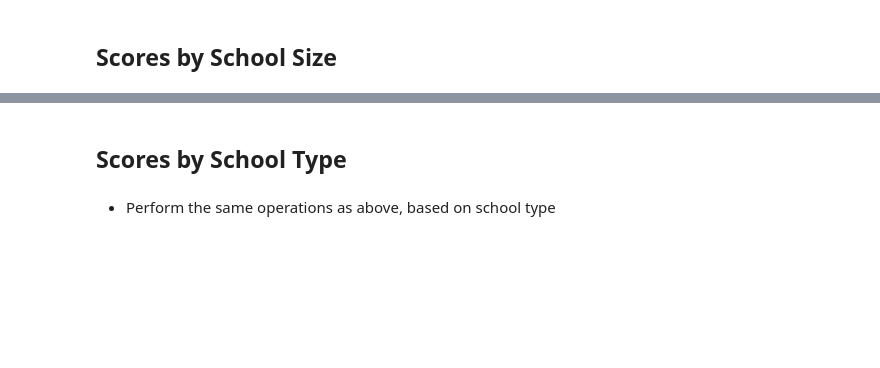
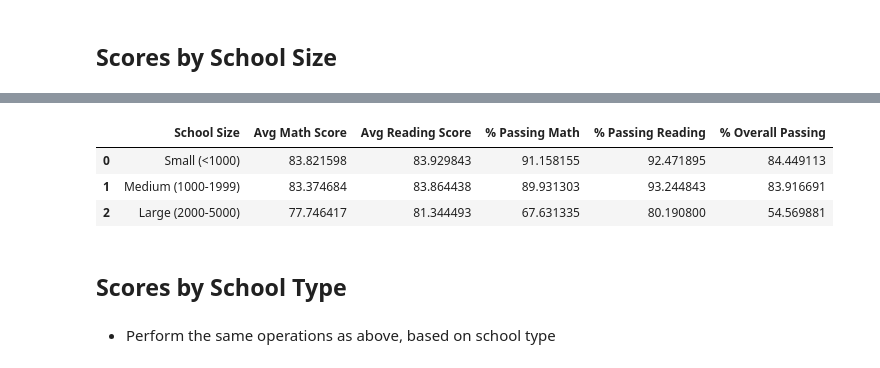
Before and after one commit to sweeneygood/pandas-challenge, a Jupyter notebook: PyCitySchools_starter.ipynb, the cells around one changed output, grey strips where cells are left out. Drawn from its saved outputs; the diff is of its cells as text; code cells hidden in the pictures; blank space fills up the shorter version.

```diff
--- a/PyCitySchools_starter.ipynb
+++ b/PyCitySchools_starter.ipynb
@@ -319,0 +355,6 @@ pandas.core.frame.DataFrame
+# %%
+# binning by school size
+bins = [0,1000,2000,5000]
+group_names =  ["Small (<1000)","Medium (1000-1999)","Large (2000-5000)"]
+school_summary["School Size"] = pd.cut(school_summary["Total Students"], bins, labels=group_names, include_lowest=True)
+school_summary
@@ -320,3 +379,25 @@ pandas.core.frame.DataFrame
+# %%
+#All metrics by School Size
+school_summary_bysize = school_summary.groupby(["School Size"])["Avg Math Score"].mean().reset_index()
+
+school_summary_bysize_df = school_summary.groupby(["School Size"])["Avg Reading Score"].mean().reset_index()
+school_summary_bysize = pd.merge(school_summary_bysize, school_summary_bysize_df, on=["School Size", "School Size"])
+
+school_summary_bysize_df = school_summary.groupby(["School Size"])["% Passing Math"].mean().reset_index()
+school_summary_bysize = pd.merge(school_summary_bysize, school_summary_bysize_df, on=["School Size", "School Size"])
+
+school_summary_bysize_df = school_summary.groupby(["School Size"])["% Passing Reading"].mean().reset_index()
+school_summary_bysize = pd.merge(school_summary_bysize, school_summary_bysize_df, on=["School Size", "School Size"])
+
+school_summary_bysize_df = school_summary.groupby(["School Size"])["% Overall Passing"].mean().reset_index()
+school_summary_bysize = pd.merge(school_summary_bysize, school_summary_bysize_df, on=["School Size", "School Size"])
+
+school_summary_bysize
+# %% [output]
+|  | School Size | Avg Math Score | Avg Reading Score | % Passing Math | % Passing Reading | % Overall Passing |
+| 0 | Small (<1000) | 83.821598 | 83.929843 | 91.158155 | 92.471895 | 84.449113 |
+| 1 | Medium (1000-1999) | 83.374684 | 83.864438 | 89.931303 | 93.244843 | 83.916691 |
+| 2 | Large (2000-5000) | 77.746417 | 81.344493 | 67.631335 | 80.190800 | 54.569881 |
 # %% [markdown]
 ## Scores by School Type
 # %% [markdown]
```
Also changed, not shown: parts of 8 cells of this notebook.
